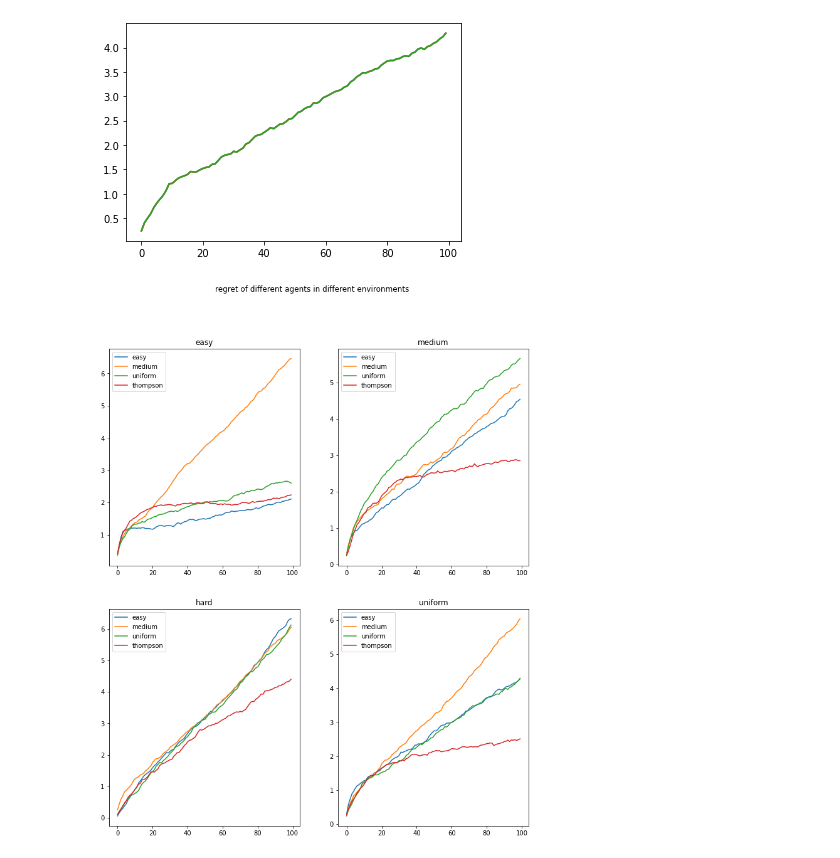
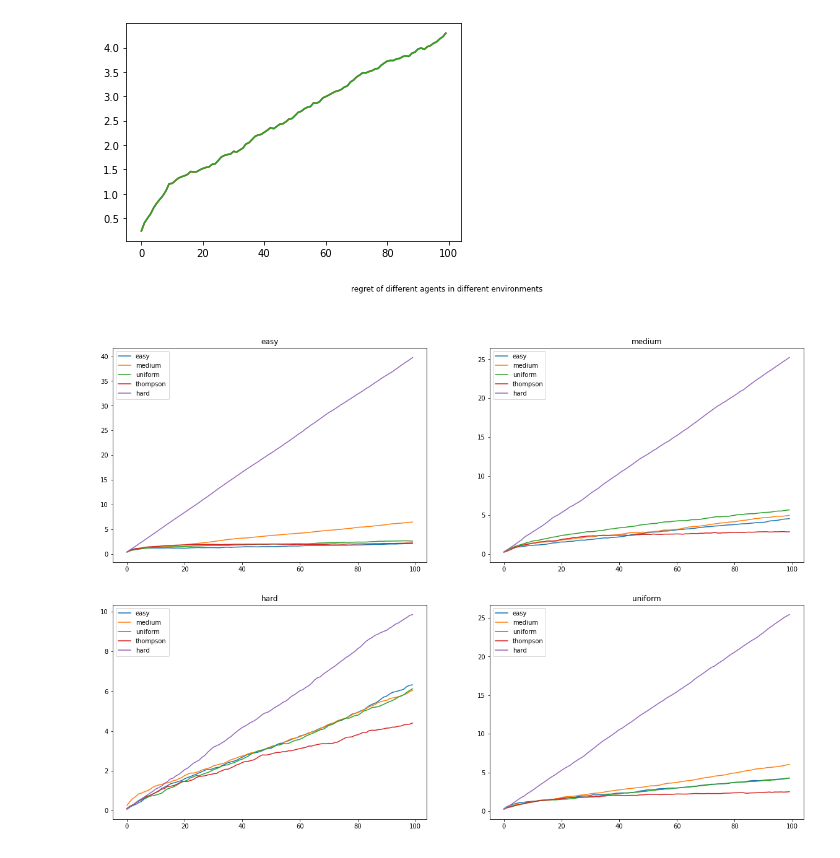
Before and after one commit to Kortelange/meta-reinforcement-learning, a Jupyter notebook: a2c_meta-bandits.ipynb, the cells around one changed output. Saved outputs shown, nothing was run; the diff lists cells and outputs as text; code cells hidden in the pictures.

Commit message:
change a few plots

```diff
--- a/a2c_meta-bandits.ipynb
+++ b/a2c_meta-bandits.ipynb
@@ -1056,34 +1117,34 @@ plt.plot(regret)
 # %%
 # plot regret of different bandits
 # reg_df['uu'] = regret
-# reg_df = pd.read_csv('regret_bandits.csv')
+reg_df = pd.read_csv('regret_bandits.csv')
 # reg_df.to_csv('regret_bandits.csv')
-plt.figure(figsize=(12, 14))
+plt.figure(figsize=(20, 14))
 plt.suptitle('regret of different agents in different environments')
 plt.subplot(221)
-labels = ['easy', 'medium','uniform', 'thompson']
-for p in [reg_df[['ee','em', 'eu','eT']]]:
+labels = ['easy', 'medium','uniform', 'thompson', 'hard']
+for p in [reg_df[['ee','em', 'eu','eT', 'eh']]]:
     plt.plot(p);
 plt.legend(labels);
 plt.title('easy')
 plt.subplot(222)
-for p in [reg_df[['me','mm','mu','mT']]]:
+for p in [reg_df[['me','mm','mu','mT', 'mh']]]:
     plt.plot(p);
 plt.legend(labels);
 plt.title('medium')
 plt.subplot(223)
-for p in [reg_df[['he','hm','hu','hT']]]:
+for p in [reg_df[['he','hm','hu','hT', 'hh']]]:
     plt.plot(p);
 plt.legend(labels);
 plt.title('hard')
 plt.subplot(224)
-for p in [reg_df[['ue','um','uu', 'uT']]]:
+for p in [reg_df[['ue','um','uu', 'uT', 'uh']]]:
     plt.plot(p);
 plt.legend(labels)
 plt.title('uniform')
-plt.savefig('regret of different agents in different environments wo hard.pdf')
+plt.savefig('regret of different agents in different environments w hard.png')
 # %% [output]
-[figure, old version]
+[figure, new version]
 # %%
 reg_df.to_csv('regret_bandits.csv')
 # b.episode
```
Also changed, not shown: parts of 14 cells of this notebook, 1 other file.
